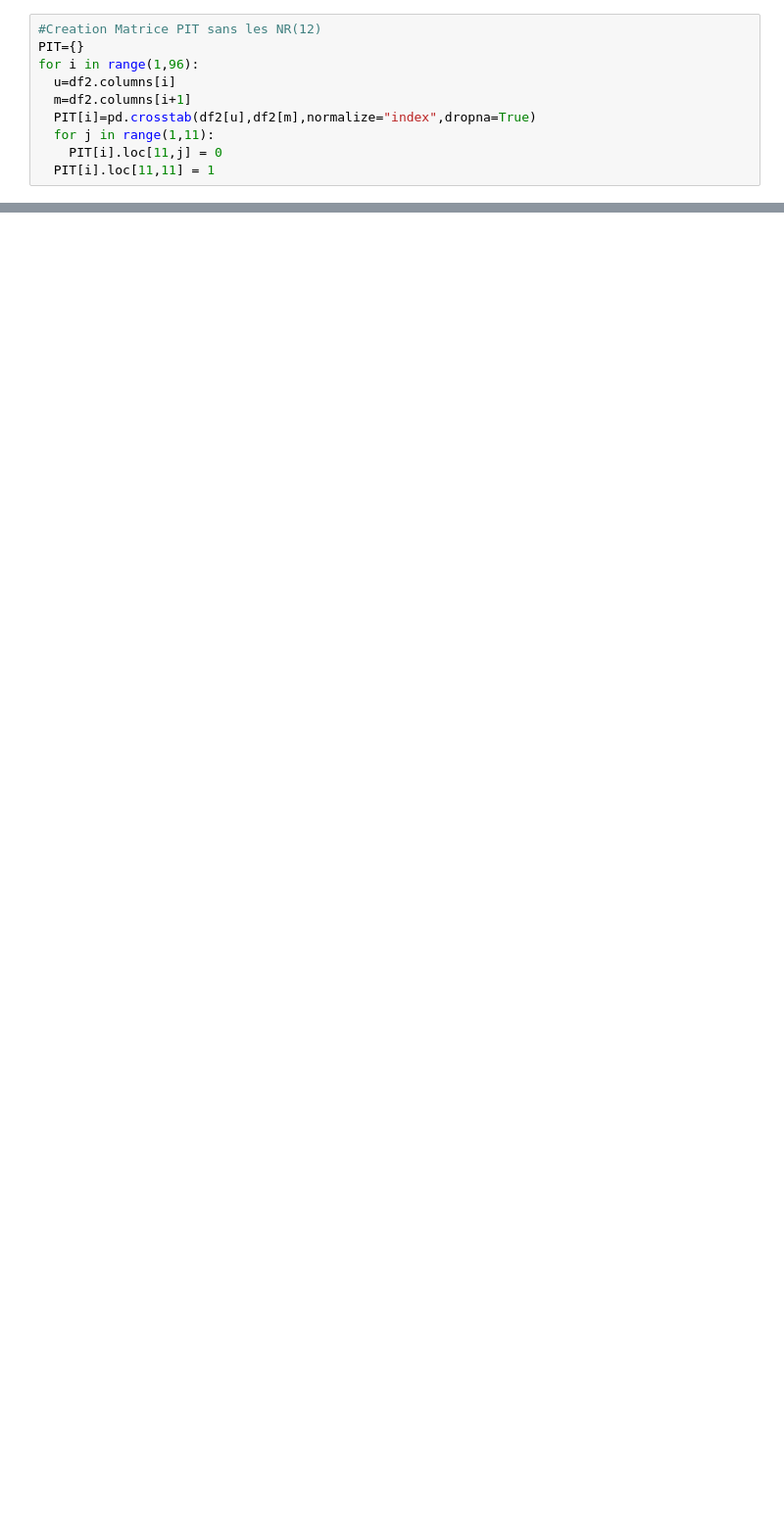
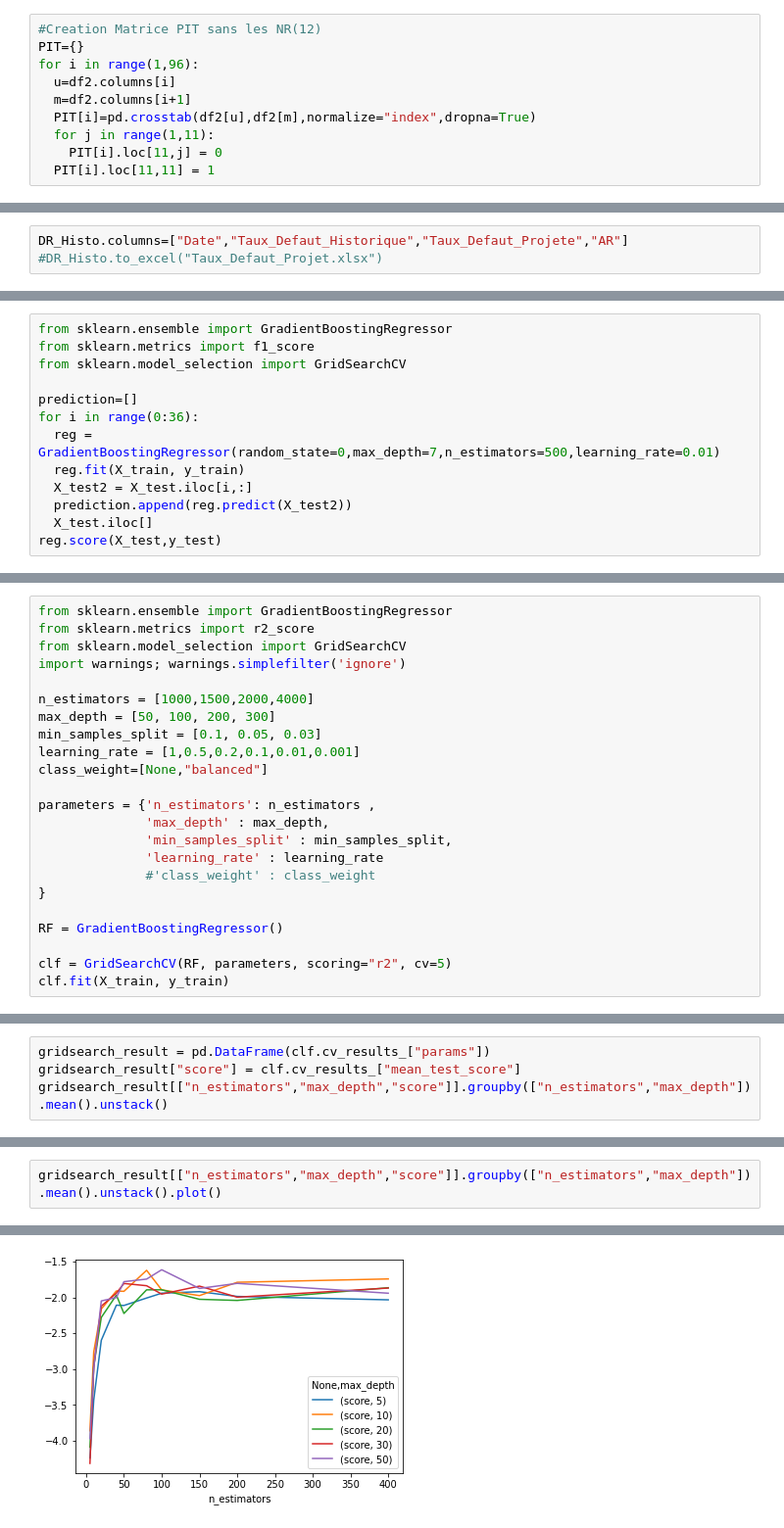
Before and after one commit to Kyllien/DRIM-Game, a Jupyter notebook: MatriceTransitionGood.ipynb, the cells around one changed output, grey strips where cells are left out. Shown at 98% size. Saved outputs shown, nothing was run; the diff lists cells and outputs as text; blank space fills up the shorter version.

```diff
--- a/MatriceTransitionGood.ipynb
+++ b/MatriceTransitionGood.ipynb
@@ -201,0 +390,3 @@ TTC_NR_C
+# %%
+DR_Histo.columns=["Date","Taux_Defaut_Historique","Taux_Defaut_Projete","AR"]
+#DR_Histo.to_excel("Taux_Defaut_Projet.xlsx")
@@ -201,0 +429,13 @@ TTC_NR_C
+# %%
+from sklearn.ensemble import GradientBoostingRegressor
+from sklearn.metrics import f1_score
+from sklearn.model_selection import GridSearchCV
+
+prediction=[]
+for i in range(0:36):
+  reg = GradientBoostingRegressor(random_state=0,max_depth=7,n_estimators=500,learning_rate=0.01)
+  reg.fit(X_train, y_train)
+  X_test2 = X_test.iloc[i,:]
+  prediction.append(reg.predict(X_test2))
+  X_test.iloc[]
+reg.score(X_test,y_test)
@@ -201,0 +460,23 @@ TTC_NR_C
+# %%
+from sklearn.ensemble import GradientBoostingRegressor
+from sklearn.metrics import r2_score
+from sklearn.model_selection import GridSearchCV
+import warnings; warnings.simplefilter('ignore')
+
+n_estimators = [1000,1500,2000,4000]
+max_depth = [50, 100, 200, 300]
+min_samples_split = [0.1, 0.05, 0.03]
+learning_rate = [1,0.5,0.2,0.1,0.01,0.001]
+class_weight=[None,"balanced"]
+
+parameters = {'n_estimators': n_estimators ,
+              'max_depth' : max_depth,
+              'min_samples_split' : min_samples_split,
+              'learning_rate' : learning_rate
+              #'class_weight' : class_weight
+}
+
+RF = GradientBoostingRegressor()
+
+clf = GridSearchCV(RF, parameters, scoring="r2", cv=5)
+clf.fit(X_train, y_train)
@@ -201,0 +490,4 @@ TTC_NR_C
+# %%
+gridsearch_result = pd.DataFrame(clf.cv_results_["params"])
+gridsearch_result["score"] = clf.cv_results_["mean_test_score"]
+gridsearch_result[["n_estimators","max_depth","score"]].groupby(["n_estimators","max_depth"]).mean().unstack()
@@ -201,0 +512,3 @@ TTC_NR_C
+# %%
+gridsearch_result[["n_estimators","max_depth","score"]].groupby(["n_estimators","max_depth"]).mean().unstack().plot()
+# %% [output]
@@ -201,0 +516 @@ TTC_NR_C
+[figure, added]
```
Also changed, not shown: parts of 96 cells of this notebook.
